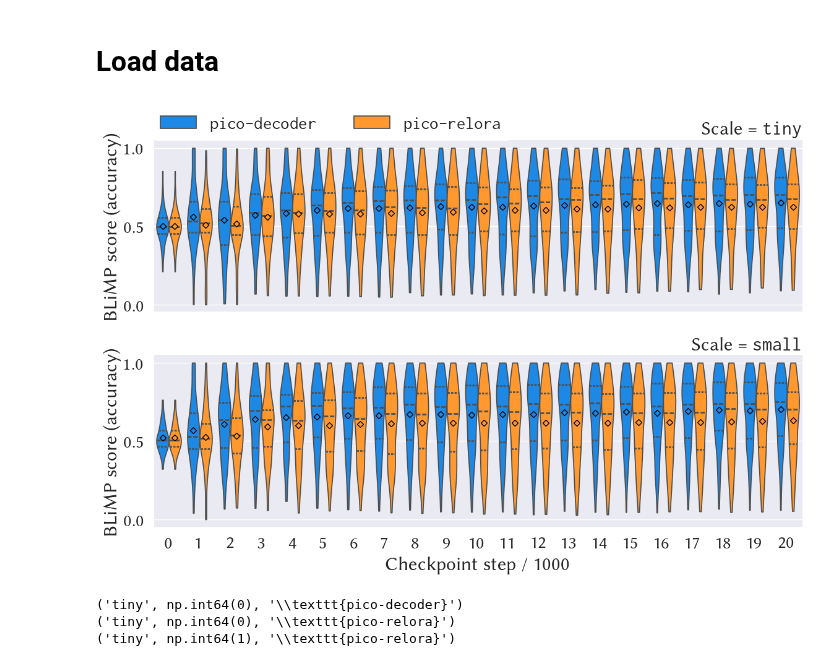
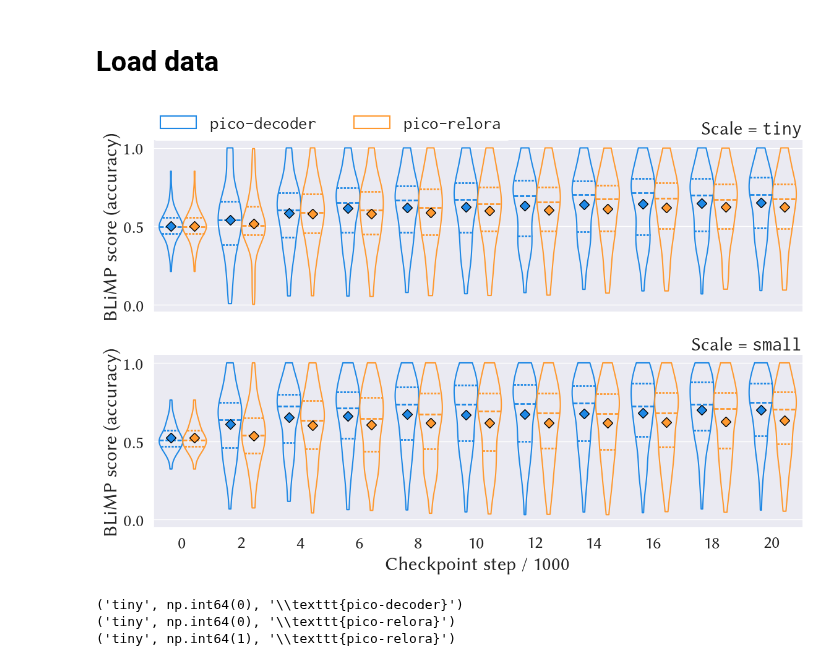
Before and after one commit to Yu-val-weiss/relora-pico, a Jupyter notebook: notebooks/blimp-plots-violin.ipynb, the cells around one changed output. Drawn from its saved outputs; the diff is of its cells as text; code cells hidden in the pictures.

```diff
--- a/notebooks/blimp-plots-violin.ipynb
+++ b/notebooks/blimp-plots-violin.ipynb
@@ -69,7 +69,14 @@ font_scale = 1.9
 
 sns.set_theme(font_scale=font_scale, rc={"axes.grid": "True", "axes.grid.which": "both"})
 
-g = sns.FacetGrid(data=blimp_data, row="Scale", height=4, aspect=3, sharey=True, margin_titles=False)
+g = sns.FacetGrid(
+    data=blimp_data[blimp_data["Step"] % 2 == 0],
+    row="Scale",
+    height=4,
+    aspect=3,
+    sharey=True,
+    margin_titles=False,
+)
 
 # g.map_dataframe(
 #     sns.boxenplot,
@@ -93,7 +100,7 @@ g.map_dataframe(
     hue="Model",
     palette=palette,
     saturation=1,
-    fill=True,
+    fill=False,
     dodge=True,
     inner="quarts",
     # inner_kws=dict(box_width=5, whis_width=0.8),
@@ -118,35 +125,35 @@ g.map_dataframe(
     marker="D",
     linestyle="none",
     err_kws={"linewidth": 0},
     capsize=0,
-    markersize=5,
+    markersize=8,
     markeredgecolor="black",
     # markerfacecolor="lightgray",
     markeredgewidth=1,
     legend=False,
     zorder=5,
 )
 
 
 for i, ax in enumerate(g.axes.flat):
     ax.set_title("")
     if i == 0:
         ax.legend(
             ncols=2,
             bbox_to_anchor=(0, 1),
             loc="lower left",
             facecolor="white",
             edgecolor="white",
             borderaxespad=0,
         )
 
 g.set_titles(row_template=r"Scale = \texttt{{{row_name}}}", loc="right")
 g.set_axis_labels("Checkpoint step / 1000", "BLiMP score (accuracy)")
 
 plt.savefig("../graphs/blimp_violin.pdf", bbox_inches="tight")
 plt.show()
 # %% [output]
-[figure, old version]
+[figure, new version]
 # %%
 import scipy.stats as sps
 
```
Also changed, not shown: 6 other files.
